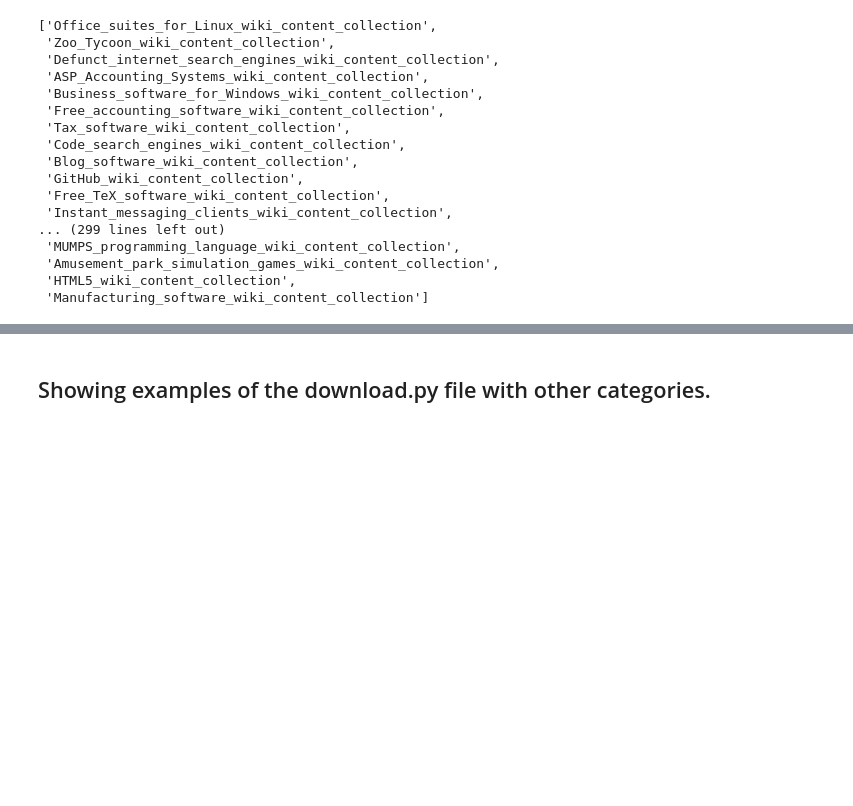
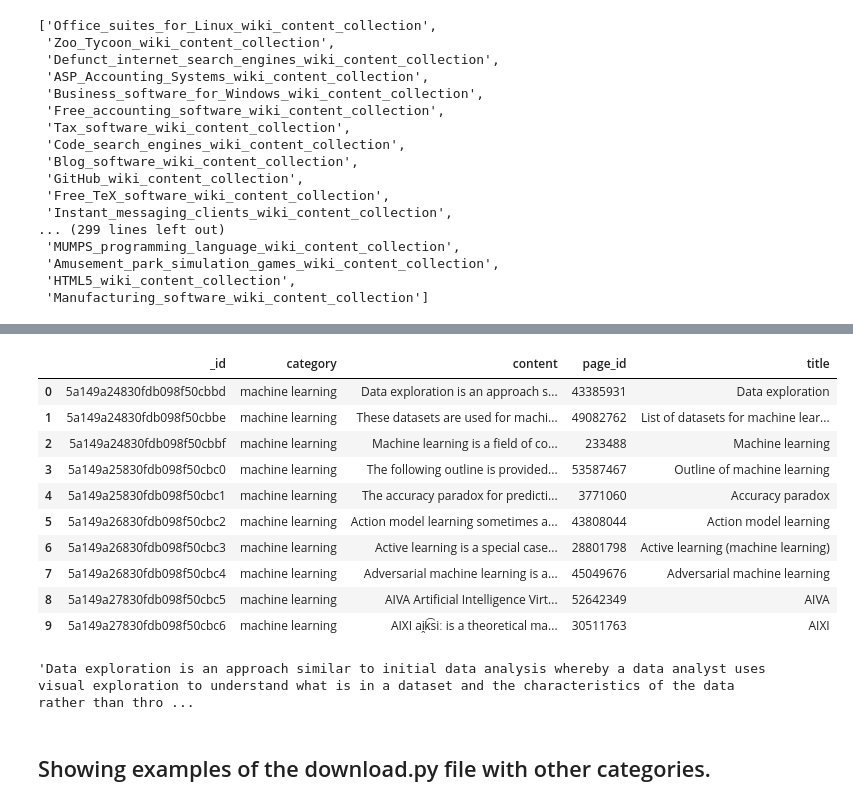
Before and after one commit to williambuck/wiki_download_search_predict, a Jupyter notebook: Project_4-Final_Notebook.ipynb, the cells around one changed output, grey strips where cells are left out. Cells and saved outputs as stored; diff of their text form; code cells hidden in the pictures; blank space fills up the shorter version.

```diff
--- a/Project_4-Final_Notebook.ipynb
+++ b/Project_4-Final_Notebook.ipynb
@@ -101,3 +116,23 @@ client.business_software_wiki_db.collection_names()
+# %%
+machine_learning_df = pd.DataFrame(list(client.machine_learning_wiki_db.machine_learning_wiki_content_collection.find()))
+machine_learning_df[:10]
+# %% [output]
+|  | _id | category | content | page_id | title |
+| 0 | 5a149a24830fdb098f50cbbd | machine learning | Data exploration is an approach s... | 43385931 | Data exploration |
+| 1 | 5a149a24830fdb098f50cbbe | machine learning | These datasets are used for machi... | 49082762 | List of datasets for machine lear... |
+| 2 | 5a149a24830fdb098f50cbbf | machine learning | Machine learning is a field of co... | 233488 | Machine learning |
+| 3 | 5a149a25830fdb098f50cbc0 | machine learning | The following outline is provided... | 53587467 | Outline of machine learning |
+| 4 | 5a149a25830fdb098f50cbc1 | machine learning | The accuracy paradox for predicti... | 3771060 | Accuracy paradox |
+| 5 | 5a149a26830fdb098f50cbc2 | machine learning | Action model learning sometimes a... | 43808044 | Action model learning |
+| 6 | 5a149a26830fdb098f50cbc3 | machine learning | Active learning is a special case... | 28801798 | Active learning (machine learning) |
+| 7 | 5a149a26830fdb098f50cbc4 | machine learning | Adversarial machine learning is a... | 45049676 | Adversarial machine learning |
+| 8 | 5a149a27830fdb098f50cbc5 | machine learning | AIVA Artificial Intelligence Virt... | 52642349 | AIVA |
+| 9 | 5a149a27830fdb098f50cbc6 | machine learning | AIXI ai̯k͡siː is a theoretical ma... | 30511763 | AIXI |
+# %%
+# Example content.
+machine_learning_df['content'][0]
+# %% [output]
+'Data exploration is an approach similar to initial data analysis whereby a data analyst uses visual exploration to understand what is in a dataset and the characteristics of the data rather than thro ...
 # %% [markdown]
 ## Showing examples of the download.py file with other categories.
 # %%
```
Also changed, not shown: parts of 1 cell of this notebook, 1 other file.
